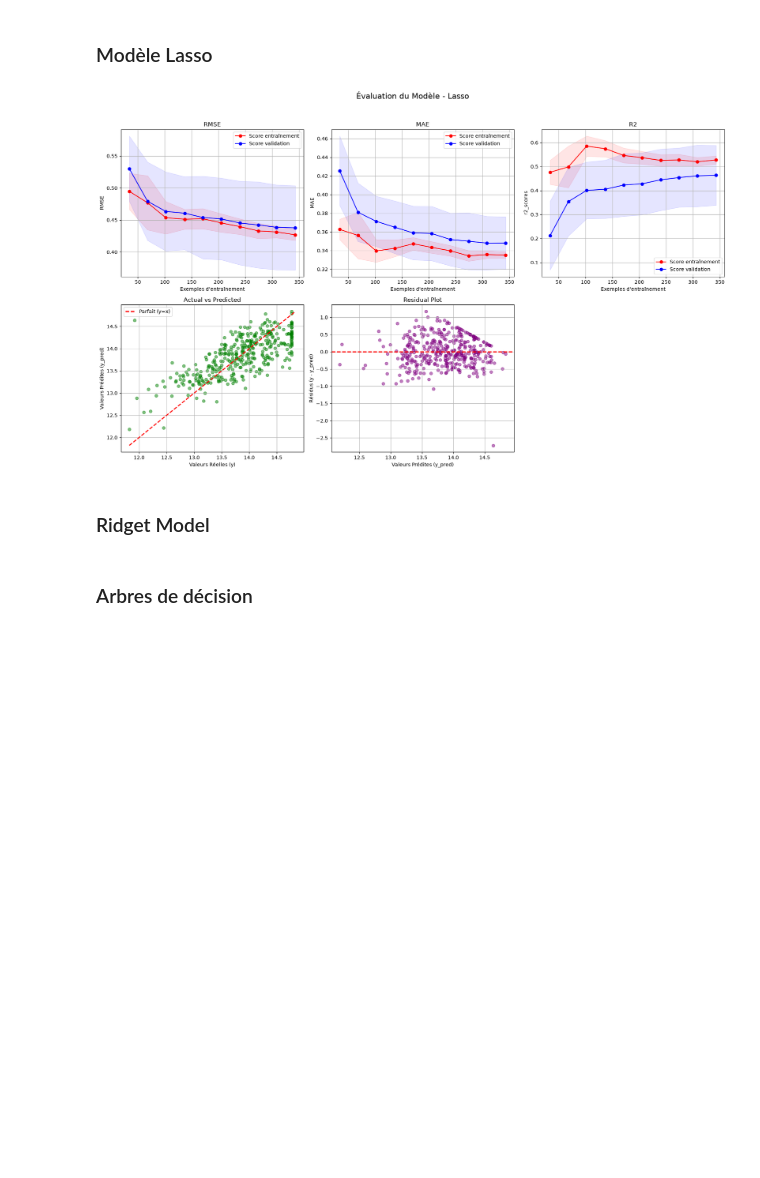
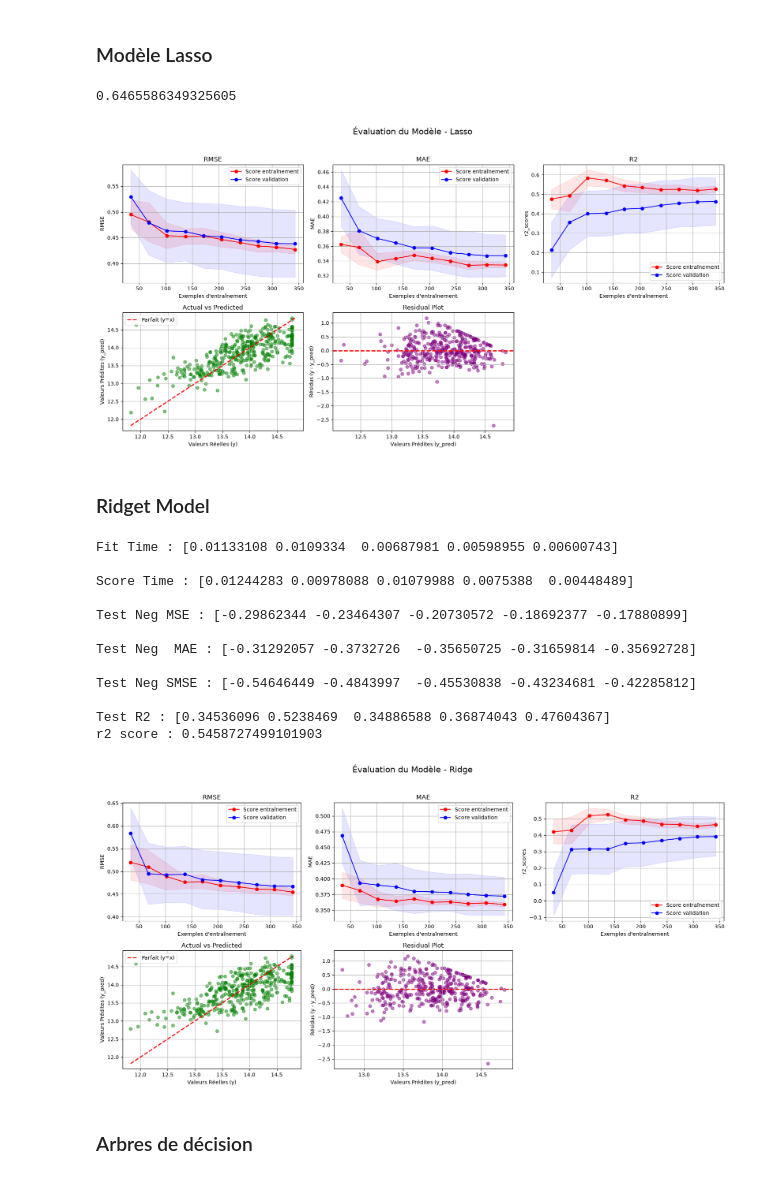
Before and after one commit to Luckson-dev/rent-prediction, a Jupyter notebook: notebooks/05_model_experiments.ipynb, the cells around one changed output. Cells and saved outputs as stored; diff of their text form; code cells hidden in the pictures; blank space fills up the shorter version.

```diff
--- a/notebooks/05_model_experiments.ipynb
+++ b/notebooks/05_model_experiments.ipynb
@@ -290,9 +266,10 @@ Test R2 : 0.48146432535153305
 # %% [markdown]
 ### Modèle Lasso
 # %%
-lasso_model = make_pipeline(StandardScaler(), LassoCV(cv=10, random_state=40))
-
-# lasso_model.fit(X_train, y_train)
+# lasso_model = make_pipeline(StandardScaler(), LassoCV(cv=10, random_state=40))
+lasson_model = Lasso()
+lasso_model.fit(X_train, y_train)
+y_predict = lasso_model.predict(X_test)
 
 # lasso_cv = lasso_model[-1]
 
@@ -322,34 +299,56 @@ lasso_model = make_pipeline(StandardScaler(), LassoCV(cv=10, random_state=40))
 # plt.tight_layout()
 # plt.show()
 
+print(r2_score(y_test, y_predict))
+
 _learning_curve(
     model=lasso_model,
     model_name="Lasso",
 )
 # %% [output]
+0.6465586349325605
-[figure, old version]
+[figure, new version]
 # %% [markdown]
 ### Ridget Model
 # %%
 ridge_model = Ridge(alpha=0.1)
+ridge_model.fit(X_train, y_train)
+y_predict = ridge_model.predict(X_test)
+
 ridge_scores = cross_validate(ridge_model, X_train, y_train, scoring=scoring)
 
 print(f"Fit Time : {ridge_scores["fit_time"]}")
 print()
 print(f"Score Time : {ridge_scores["score_time"]}")
 print()
 print(f"Test Neg MSE : {ridge_scores["test_neg_mean_squared_error"]}")
 print()
 print(f"Test Neg  MAE : {ridge_scores["test_neg_median_absolute_error"]}")
 print()
 print(f"Test Neg SMSE : {ridge_scores["test_neg_root_mean_squared_error"]}")
 print()
 print(f"Test R2 : {ridge_scores["test_r2"]}")
 
+print(f"r2 score : {r2_score(y_test, y_predict)}")
+
 _learning_curve(
     model=ridge_model,
     model_name="Ridge",
 )
+# %% [output]
+Fit Time : [0.01133108 0.0109334  0.00687981 0.00598955 0.00600743]
+
+Score Time : [0.01244283 0.00978088 0.01079988 0.0075388  0.00448489]
+
+Test Neg MSE : [-0.29862344 -0.23464307 -0.20730572 -0.18692377 -0.17880899]
+
+Test Neg  MAE : [-0.31292057 -0.3732726  -0.35650725 -0.31659814 -0.35692728]
+
+Test Neg SMSE : [-0.54646449 -0.4843997  -0.45530838 -0.43234681 -0.42285812]
+
+Test R2 : [0.34536096 0.5238469  0.34886588 0.36874043 0.47604367]
+r2 score : 0.5458727499101903
+[figure, added]
 # %% [markdown]
 ### Arbres de décision
 # %%
```
Also changed, not shown: parts of 7 cells of this notebook, 9 other files.
